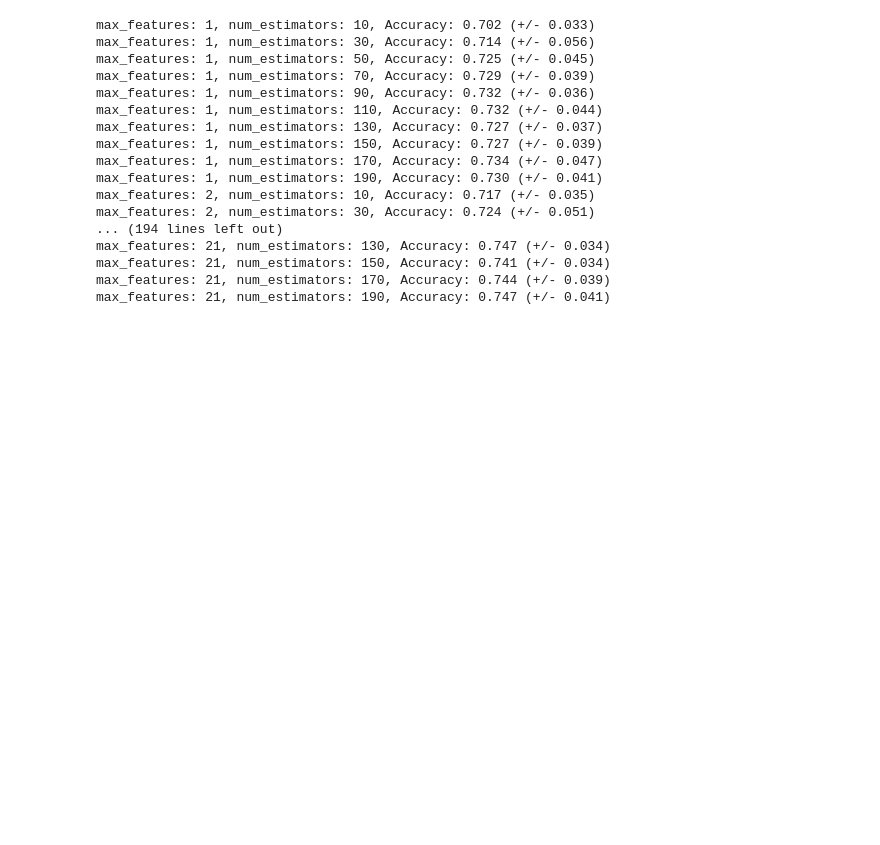
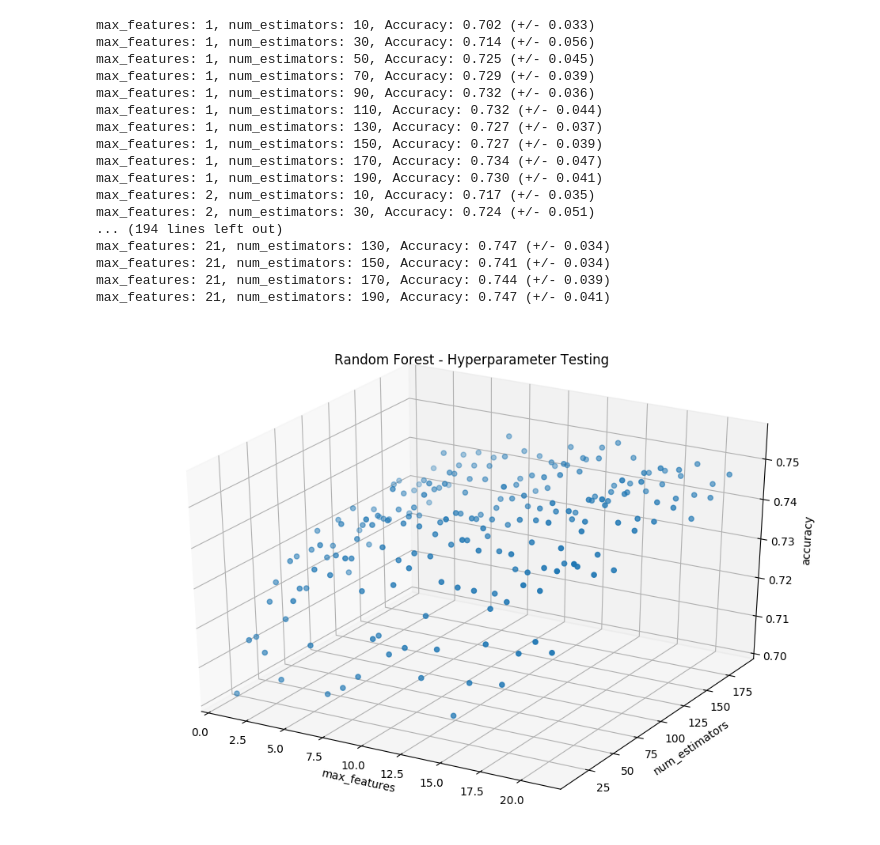
Before and after one commit to nanderson1982/NHL_Predicto, a Jupyter notebook: model/new_dataframe.ipynb, the cells around one changed output. Cells and saved outputs as stored; diff of their text form; code cells hidden in the pictures; blank space fills up the shorter version.

Commit message:
3d graph hyper testing

```diff
--- a/model/new_dataframe.ipynb
+++ b/model/new_dataframe.ipynb
@@ -247,3 +247,28 @@ max_features: 21, num_estimators: 130, Accuracy: 0.747 (+/- 0.034)
 max_features: 21, num_estimators: 150, Accuracy: 0.741 (+/- 0.034)
 max_features: 21, num_estimators: 170, Accuracy: 0.744 (+/- 0.039)
 max_features: 21, num_estimators: 190, Accuracy: 0.747 (+/- 0.041)
+# %%
+import re
+import matplotlib.pyplot as plt
+from mpl_toolkits import mplot3d
+
+# Data for a three-dimensional scattered points
+x = results['max_features'].tolist()
+y = results['num_estimators'].tolist()     # test removing .tolist() on all three lines
+z = results['accuracy'].tolist()
+
+# Creating figure
+fig = plt.figure(figsize= (12,8))
+ax = plt.axes(projection = "3d")
+
+# Creating plot
+ax.scatter3D(x, y, z, cmap = 'Greens')
+plt.title("Random Forest - Hyperparameter Testing")
+ax.set_xlabel('max_features')
+ax.set_ylabel('num_estimators')
+ax.set_zlabel('accuracy')
+
+#Show the plot
+plt.show()
+# %% [output]
+[figure, added]
```
Also changed, not shown: parts of 1 cell of this notebook.
